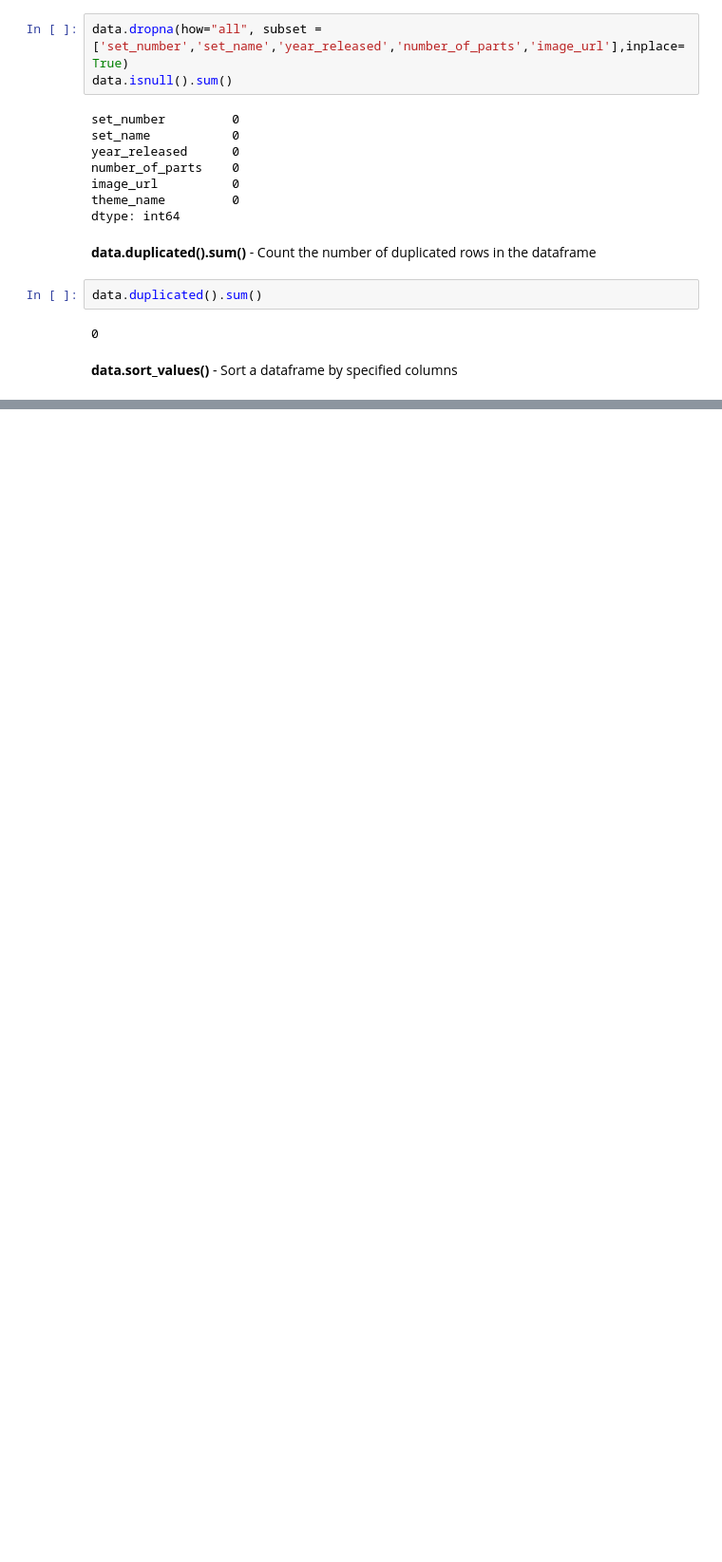
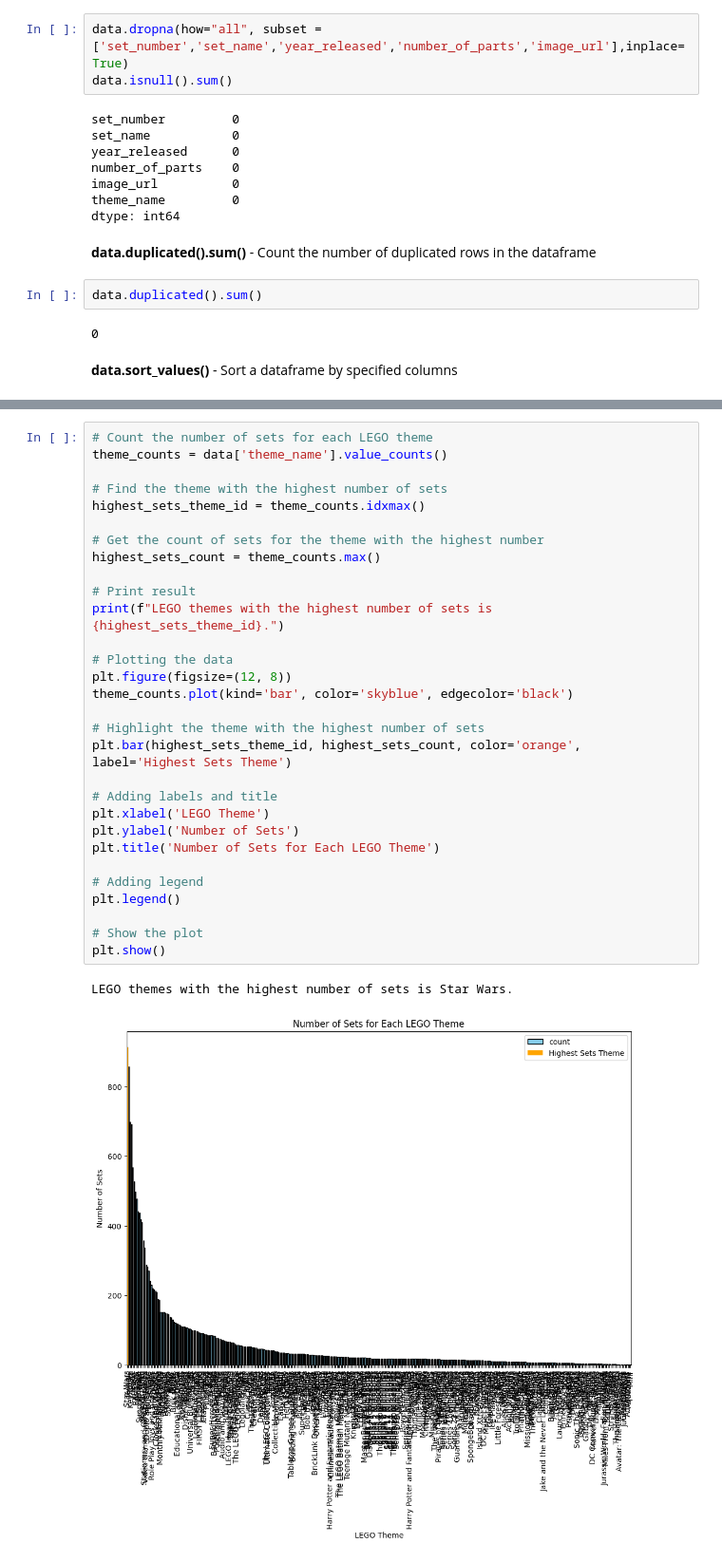
Before and after one commit to Delicatessen0/Project2, a Jupyter notebook: notebook/legos.ipynb, the cells around one changed output, grey strips where cells are left out. Shown at 95% size. Cells and saved outputs as stored; diff of their text form; blank space fills up the shorter version.

```diff
--- a/notebook/legos.ipynb
+++ b/notebook/legos.ipynb
@@ -154,0 +215,33 @@ data.sort_values('theme_name')
+# %%
+# Count the number of sets for each LEGO theme
+theme_counts = data['theme_name'].value_counts()
+
+# Find the theme with the highest number of sets
+highest_sets_theme_id = theme_counts.idxmax()
+
+# Get the count of sets for the theme with the highest number
+highest_sets_count = theme_counts.max()
+
+# Print result
+print(f"LEGO themes with the highest number of sets is {highest_sets_theme_id}.")
+
+# Plotting the data
+plt.figure(figsize=(12, 8))
+theme_counts.plot(kind='bar', color='skyblue', edgecolor='black')
+
+# Highlight the theme with the highest number of sets
+plt.bar(highest_sets_theme_id, highest_sets_count, color='orange', label='Highest Sets Theme')
+
+# Adding labels and title
+plt.xlabel('LEGO Theme')
+plt.ylabel('Number of Sets')
+plt.title('Number of Sets for Each LEGO Theme')
+
+# Adding legend
+plt.legend()
+
+# Show the plot
+plt.show()
+# %% [output]
+LEGO themes with the highest number of sets is Star Wars.
+[figure, added]
```
Also changed, not shown: parts of 18 cells of this notebook.
